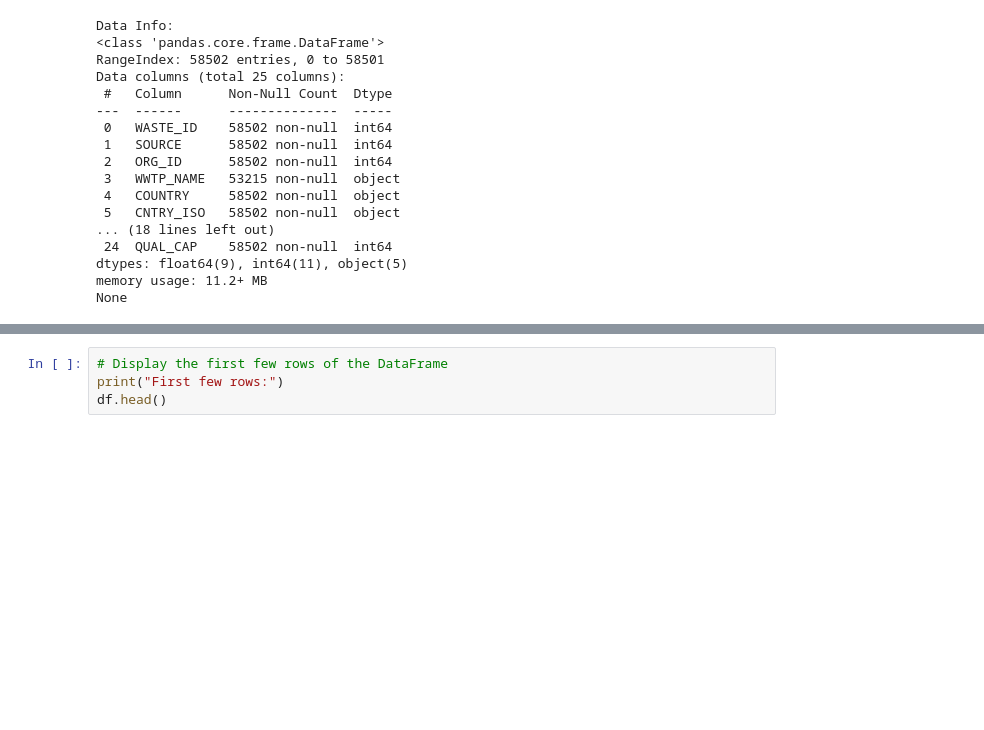
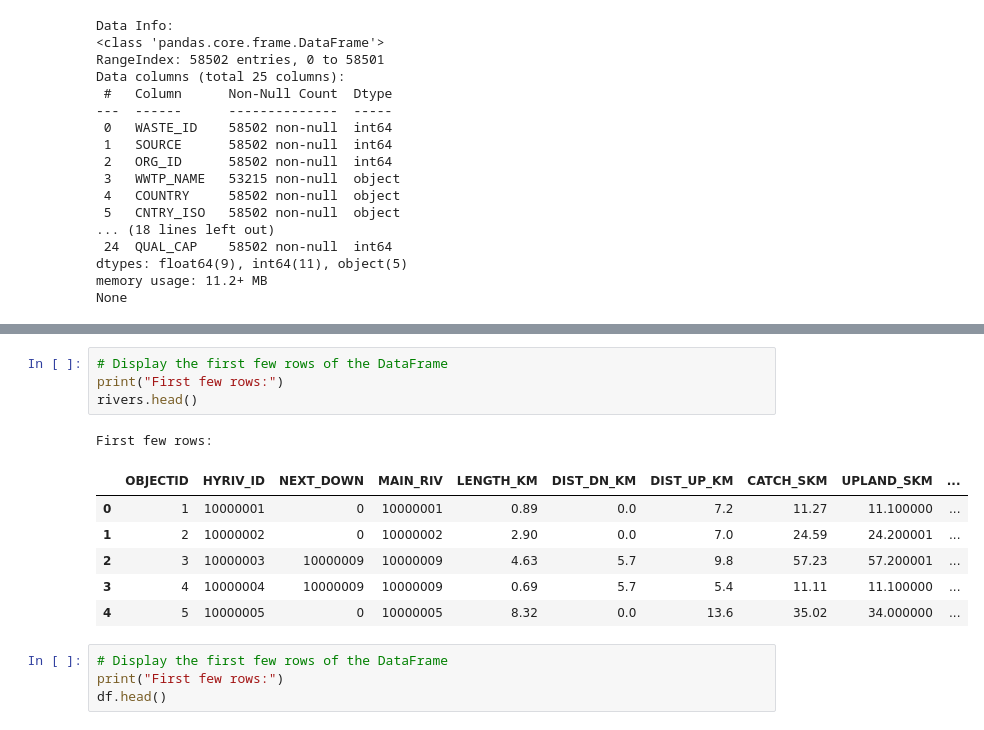
Before and after one commit to omar-kabeer/aquainsight-global-wastewater-treatment, a Jupyter notebook: notebooks/data-collection.ipynb, the cells around one changed output, grey strips where cells are left out. Drawn from its saved outputs; the diff is of its cells as text; blank space fills up the shorter version.

Commit message:
checking collected data info

```diff
--- a/notebooks/data-collection.ipynb
+++ b/notebooks/data-collection.ipynb
@@ -160,3 +219,15 @@ None
+# %%
+# Display the first few rows of the DataFrame
+print("First few rows:")
+rivers.head()
+# %% [output]
+First few rows:
+|  | OBJECTID | HYRIV_ID | NEXT_DOWN | MAIN_RIV | LENGTH_KM | DIST_DN_KM | DIST_UP_KM | CATCH_SKM | UPLAND_SKM | ... |
+| 0 | 1 | 10000001 | 0 | 10000001 | 0.89 | 0.0 | 7.2 | 11.27 | 11.100000 | ... |
+| 1 | 2 | 10000002 | 0 | 10000002 | 2.90 | 0.0 | 7.0 | 24.59 | 24.200001 | ... |
+| 2 | 3 | 10000003 | 10000009 | 10000009 | 4.63 | 5.7 | 9.8 | 57.23 | 57.200001 | ... |
+| 3 | 4 | 10000004 | 10000009 | 10000009 | 0.69 | 5.7 | 5.4 | 11.11 | 11.100000 | ... |
+| 4 | 5 | 10000005 | 0 | 10000005 | 8.32 | 0.0 | 13.6 | 35.02 | 34.000000 | ... |
 # %%
 # Display the first few rows of the DataFrame
 print("First few rows:")
```
Also changed, not shown: parts of 8 cells of this notebook.
